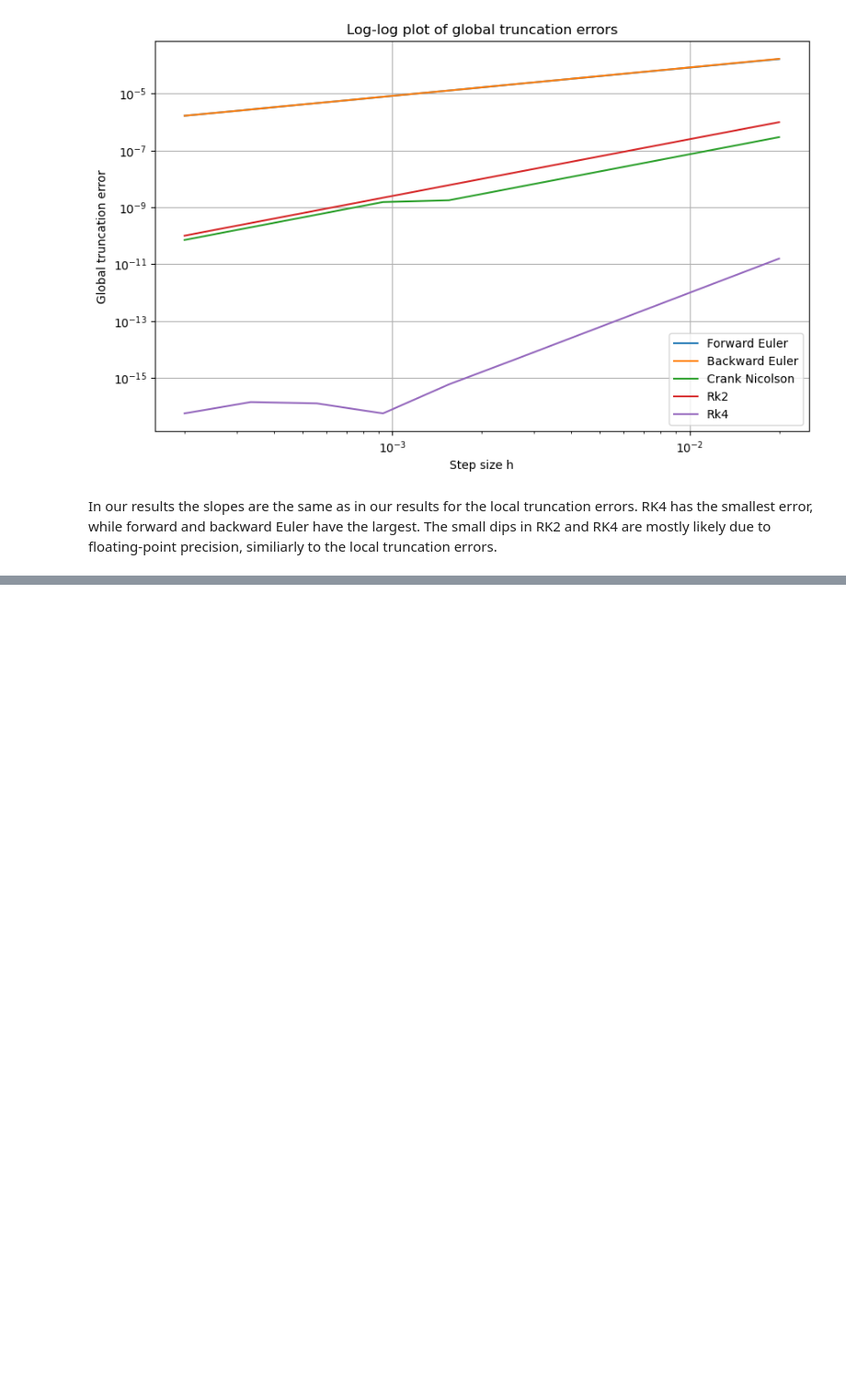
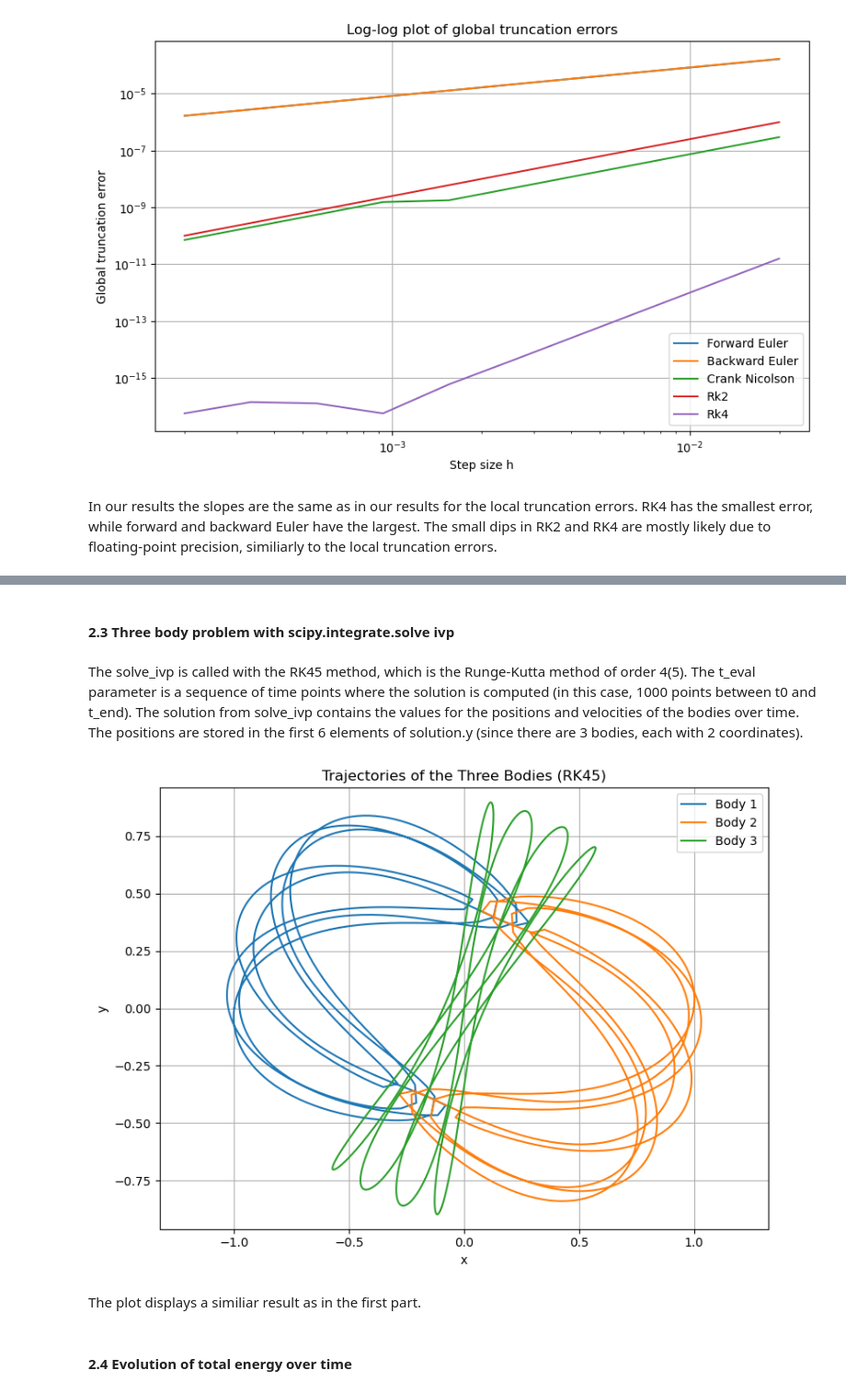
Before and after one commit to ShannonS00/Computational-Astrophysics, a Jupyter notebook: Worksheet_3/Worksheet_3.ipynb, the cells around one changed output, grey strips where cells are left out. Shown at 92% size. Drawn from its saved outputs; the diff is of its cells as text; code cells hidden in the pictures; blank space fills up the shorter version.

```diff
--- a/Worksheet_3/Worksheet_3.ipynb
+++ b/Worksheet_3/Worksheet_3.ipynb
@@ -248,0 +291,14 @@ In our results the slopes are the same as in our results for the local truncatio
+# %%
+# Integrate the 3-body problem using RK2
+def integrate(f, y0, t0, t_end, h):
+    """Integrate from t0 to t_end using rk2."""
+    ts = [t0]
+    ys = [y0]
+    t = t0
+    y = y0.copy()
+    while t < t_end:
+        y = rk2(f, t, y, h)
+        t += h
+        ts.append(t)
+        ys.append(y)
+    return np.array(ts), np.array(ys)
@@ -248,0 +534,2 @@ In our results the slopes are the same as in our results for the local truncatio
+# %% [markdown]
+#### 2.3 Three body problem with scipy.integrate.solve ivp
@@ -248,0 +538,36 @@ In our results the slopes are the same as in our results for the local truncatio
+# %%
+t_span = (0, tperiod)
+
+# Use solve_ivp to solve the system with RK45
+solution = solve_ivp(
+    derivatives,
+    t_span,
+    y0,
+    method='RK45',
+    t_eval=np.linspace(t0, tperiod, 1000),
+    rtol=1e-9,
+    atol=1e-9
+)
+
+positions = solution.y[:6, :].T.reshape(-1, 3, 2)  # Reshape into 3 bodies, 2 coordinates
+# %% [markdown]
+The solve_ivp is called with the RK45 method, which is the Runge-Kutta method of order 4(5). The t_eval parameter is a sequence of time points where the solution is computed (in this case, 1000 points between t0 and t_end). The solution from solve_ivp contains the values for the positions and velocities of the bodies over time. The positions are stored in the first 6 elements of solution.y (since there are 3 bodies, each with 2 coordinates).
+# %%
+# Plot the trajectories
+plt.figure(figsize=(8, 6))
+for i in range(3):
+    plt.plot(positions[:, i, 0], positions[:, i, 1], label=f'Body {i+1}')
+plt.xlabel('x')
+plt.ylabel('y')
+plt.title('Trajectories of the Three Bodies (RK45)')
+plt.legend()
+plt.axis('equal')
+plt.grid(True)
+plt.tight_layout()
+plt.show()
+# %% [output]
+[figure, added]
+# %% [markdown]
+The plot displays a similiar result as in the first part.
+# %% [markdown]
+#### 2.4 Evolution of total energy over time
```
Also changed, not shown: parts of 34 cells of this notebook.
